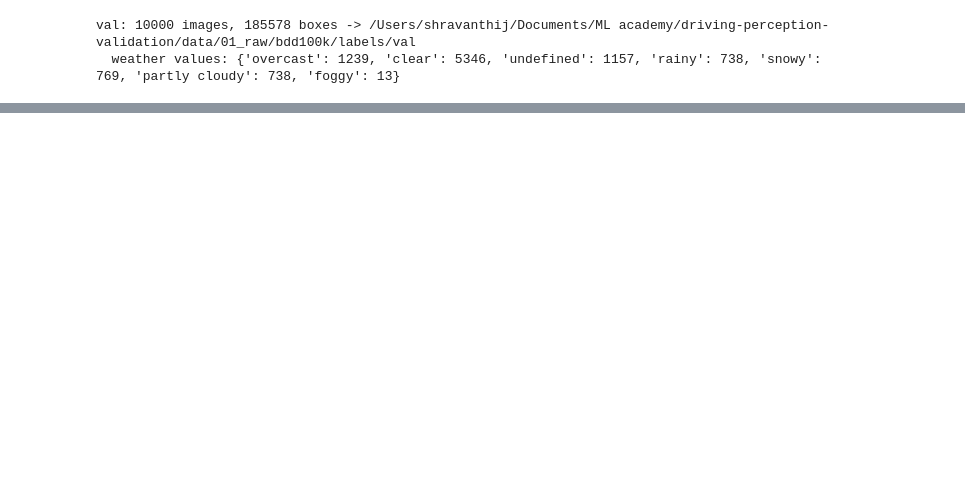
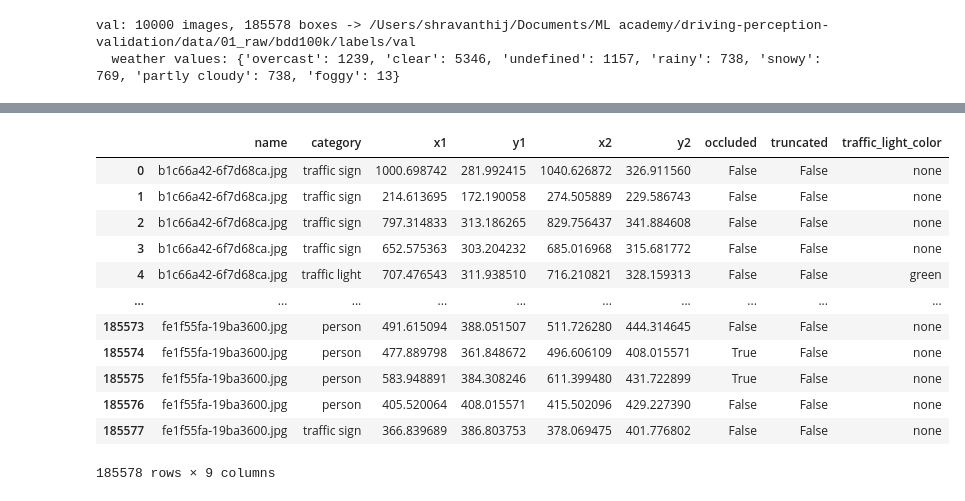
Before and after one commit to Shravanthi-J/driving-perception-validation, a Jupyter notebook: notebooks/labels_sanity_check.ipynb, the cells around one changed output, grey strips where cells are left out. Saved outputs shown, nothing was run; the diff lists cells and outputs as text; code cells hidden in the pictures; blank space fills up the shorter version.

```diff
--- a/notebooks/labels_sanity_check.ipynb
+++ b/notebooks/labels_sanity_check.ipynb
@@ -208 +221,39 @@ c 1
 # %%
+def items_to_tables(items: list[dict]) -> tuple[pd.DataFrame, pd.DataFrame]:
+    """Turn image records into an images table and a boxes table."""
+    imgs, boxes = [], []
+    for item in items:
+        print('item:' , item)
+        name = item["name"]
+        attrs = item.get("attributes") or {}
+        print('Path:' , Path(name), Path(name).stem, Path(name).stem.split("-"))
+        imgs.append(
+            dict(
+                name=name,
+                video_id=Path(name).stem.split("-")[0],  # prefix = source video
+                weather=attrs.get("weather", "undefined"),
+                scene=attrs.get("scene", "undefined"),
+                timeofday=attrs.get("timeofday", "undefined"),
+            )
+        )
+        print("imgs:",imgs)
+        for lab in item.get("labels") or []:
+            print("lab:", lab)
+            b = lab.get("box2d")
+            print("box:", b)
+            if b is None:
+                continue
+            la = lab.get("attributes") or {}
+            print("trafficLightColor:", type(la.get("trafficLightColor", "none")))
+            print("label attributes:",lab)
+            boxes.append(
+                dict(
+                    name=name, category=lab["category"],
+                    x1=b["x1"], y1=b["y1"], x2=b["x2"], y2=b["y2"],
+                    occluded=bool(la.get("occluded", False)),
+                    truncated=bool(la.get("truncated", False)),
+                    traffic_light_color=la.get("trafficLightColor", "none")
+                )
+            )
+    #box_cols = ["name", "category", "x1", "y1", "x2", "y2", "occluded", "truncated", "traffic_light_color"]
+    return pd.DataFrame(imgs), pd.DataFrame(boxes)#, columns=box_cols)
@@ -210,0 +290,16 @@ PosixPath('/Users/shravanthij/Documents/ML academy/driving-perception-validation
+# %%
+df2
+# %% [output]
+|  | name | category | x1 | y1 | x2 | y2 | occluded | truncated | traffic_light_color |
+| 0 | b1c66a42-6f7d68ca.jpg | traffic sign | 1000.698742 | 281.992415 | 1040.626872 | 326.911560 | False | False | none |
+| 1 | b1c66a42-6f7d68ca.jpg | traffic sign | 214.613695 | 172.190058 | 274.505889 | 229.586743 | False | False | none |
+| 2 | b1c66a42-6f7d68ca.jpg | traffic sign | 797.314833 | 313.186265 | 829.756437 | 341.884608 | False | False | none |
+| 3 | b1c66a42-6f7d68ca.jpg | traffic sign | 652.575363 | 303.204232 | 685.016968 | 315.681772 | False | False | none |
+| 4 | b1c66a42-6f7d68ca.jpg | traffic light | 707.476543 | 311.938510 | 716.210821 | 328.159313 | False | False | green |
+| ... | ... | ... | ... | ... | ... | ... | ... | ... | ... |
+| 185573 | fe1f55fa-19ba3600.jpg | person | 491.615094 | 388.051507 | 511.726280 | 444.314645 | False | False | none |
+| 185574 | fe1f55fa-19ba3600.jpg | person | 477.889798 | 361.848672 | 496.606109 | 408.015571 | True | False | none |
+| 185575 | fe1f55fa-19ba3600.jpg | person | 583.948891 | 384.308246 | 611.399480 | 431.722899 | True | False | none |
+| 185576 | fe1f55fa-19ba3600.jpg | person | 405.520064 | 408.015571 | 415.502096 | 429.227390 | False | False | none |
+| 185577 | fe1f55fa-19ba3600.jpg | traffic sign | 366.839689 | 386.803753 | 378.069475 | 401.776802 | False | False | none |
+185578 rows × 9 columns
```
Also changed, not shown: parts of 43 cells of this notebook, 5 other files.
